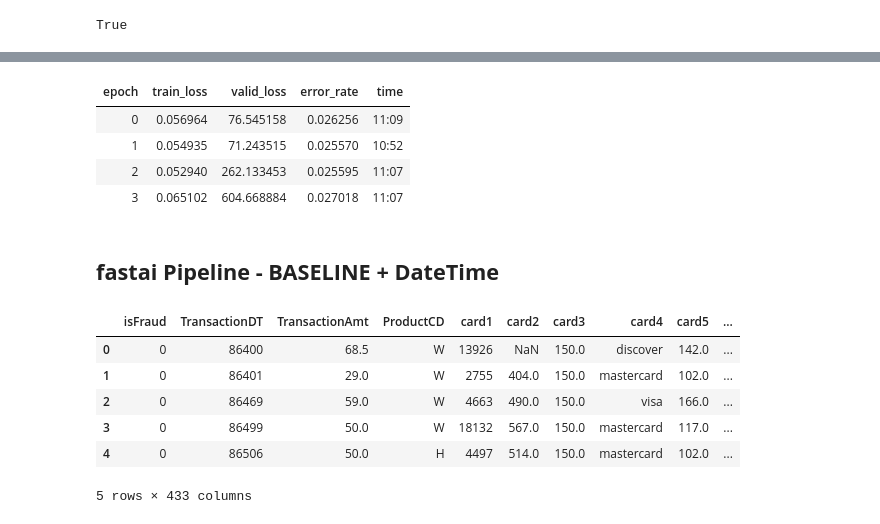
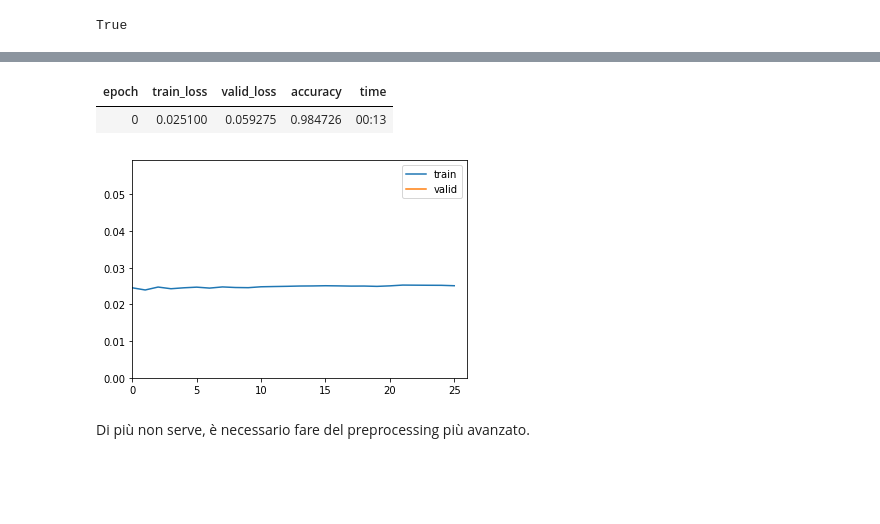
Before and after one commit to fumo88/TVML_notebooks, a Jupyter notebook: IEEE_CIS_Fraud_Detection.ipynb, the cells around one changed output, grey strips where cells are left out. Cells and saved outputs as stored; diff of their text form; code cells hidden in the pictures; blank space fills up the shorter version.

Commit message:
Notebook after solution from Claudio

```diff
--- a/IEEE_CIS_Fraud_Detection.ipynb
+++ b/IEEE_CIS_Fraud_Detection.ipynb
@@ -193,0 +317,4 @@ data = (TabularList.from_df(train, path=folder_path, cat_names=cat_names, cont_n
+# %%
+%%time
+#creo un TabularDataBunch
+data = TabularDataBunch.from_df(path=folder_path, df=train, dep_var=dep_var, valid_idx=list(valid_split), procs=procs, cat_names=cat_names, cont_names=cont_names, bs=bs, test_df=test)
@@ -209,6 +336,6 @@ data.show_batch(rows=10)
 # %%
 #creo il tabular_learner
-learn = tabular_learner(data, layers=[200,100], metrics=accuracy, callback_fns=ShowGraph)
+learn = tabular_learner(data, layers=[300, 50], metrics=accuracy, callback_fns=ShowGraph)
 # %%
 #visualizzazione modello
 learn.model
@@ -215,4 +377,4 @@ learn.model
 # %%
 #faccio partire il training
-learn.fit_one_cycle(4)
+learn.fit_one_cycle(10, max_lr=3e-2)
 # %% [output]
@@ -248,10 +425,12 @@ learn.recorder.plot()
+# %%
+learn.load('after-solution-1')
 # %%
-#faccio partire il training
-learn.fit_one_cycle(4, max_lr=2e-6)
+#faccio un altro giro di training, più breve
+learn.fit_one_cycle(1, max_lr=1e-5)
 # %% [output]
-| epoch | train_loss | valid_loss | error_rate | time |
-| 0 | 0.056964 | 76.545158 | 0.026256 | 11:09 |
-| 1 | 0.054935 | 71.243515 | 0.025570 | 10:52 |
-| 2 | 0.052940 | 262.133453 | 0.025595 | 11:07 |
-| 3 | 0.065102 | 604.668884 | 0.027018 | 11:07 |
+| epoch | train_loss | valid_loss | accuracy | time |
+| 0 | 0.025100 | 0.059275 | 0.984726 | 00:13 |
+[figure, added]
+# %% [markdown]
+Di più non serve, è necessario fare del preprocessing più avanzato.
 # %%
@@ -259,15 +437,0 @@ learn.save('stage-2')
-# %% [markdown]
-## **fastai Pipeline - BASELINE + DateTime**
-# %%
-#elimino solo la riga TransactionID, non voglio che l'algoritmo impari qual'e' l'identificativo unico di ogni riga e overfitti
-# lascio il datetime perchè intanto i dati vengono mischiati (shuffled), quindi non dovrebbe essere un problema
-train = train.drop(columns=['TransactionID'])
-train.head()
-# %% [output]
-|  | isFraud | TransactionDT | TransactionAmt | ProductCD | card1 | card2 | card3 | card4 | card5 | ... |
-| 0 | 0 | 86400 | 68.5 | W | 13926 | NaN | 150.0 | discover | 142.0 | ... |
-| 1 | 0 | 86401 | 29.0 | W | 2755 | 404.0 | 150.0 | mastercard | 102.0 | ... |
-| 2 | 0 | 86469 | 59.0 | W | 4663 | 490.0 | 150.0 | visa | 166.0 | ... |
-| 3 | 0 | 86499 | 50.0 | W | 18132 | 567.0 | 150.0 | mastercard | 117.0 | ... |
-| 4 | 0 | 86506 | 50.0 | H | 4497 | 514.0 | 150.0 | mastercard | 102.0 | ... |
-5 rows × 433 columns
```
Also changed, not shown: parts of 79 cells of this notebook.
